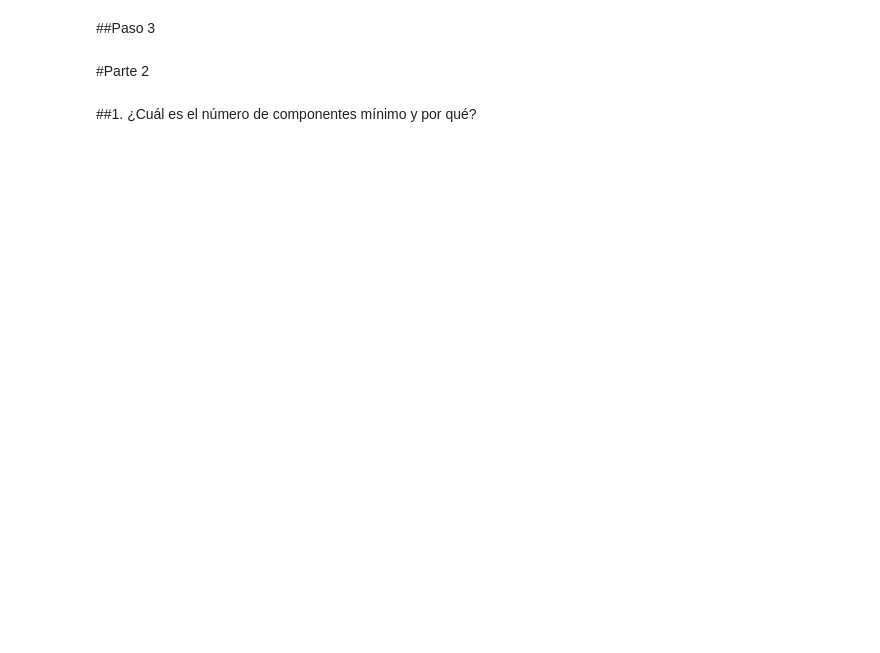
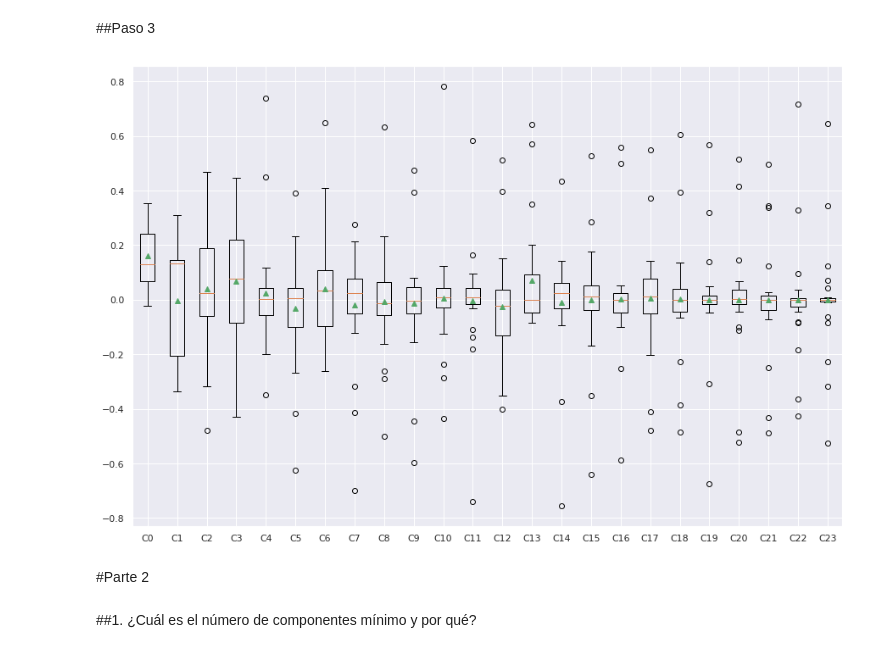
Before and after one commit to PosgradoMNA/actividades-del-projecto-Equipo91, a Jupyter notebook: Actividad_4.ipynb, the cells around one changed output. Cells and saved outputs as stored; diff of their text form; code cells hidden in the pictures; blank space fills up the shorter version.

```diff
--- a/Actividad_4.ipynb
+++ b/Actividad_4.ipynb
@@ -187,2 +484,35 @@ Varianza Edad   : 0.0 %
 # %% [markdown]
 ##Paso 2
+# %%
+dfCreditos = pd.read_csv(creditos)
+dfCreditos.dropna(axis = 0, inplace=True) #Procedemos a hacer una prelimpieza de los datos fltantes ya que el metodo utilizaod es sencible
+dfCreditosNro = dfCreditos.iloc[:,1:]
+
+dfCreditosNro.corr() #Creamos una matriz de correlacion nuevamente para validar los valores que esten mas relacionados
+
+var_normal_credit = StandardScaler()
+normalizado_credit = var_normal_credit.fit_transform(dfCreditosNro)
+
+dfCreditosNroEscalado=pd.DataFrame(normalizado_credit, columns=dfCreditosNro.columns)
+
+AtributosPCA = ["X5", "X12", "X13", "X16", "X17"]  #Deacuerdo al analisis previo que hicimos en el paso numero uno podemos saber que las variables de X12 a X17 tienen una fuerte correlación.
+
+#Aplicaremos nuevamente las tecnicas de procesamiento PCA sobre los atributos X5, X12, X13, X16 y X17
+
+#Guardamos en la siguiente variable lo obteniedo nuevamente en el analisis PCA
+MiResumen = {"Varianzas": dfCreditosNroEscalado[AtributosPCA].var()[0:5], "Rango Minimo": dfCreditosNroEscalado[AtributosPCA].min()[0:5], "Rango Máximo": dfCreditosNroEscalado[AtributosPCA].max()[0:5]}
+
+pd.DataFrame(MiResumen, index = AtributosPCA).transpose()
+
+Componentes = PCA()
+ComponentesResult = Componentes.fit_transform(dfCreditosNroEscalado)
+#Se obtiene la varianza acumulada por cada componenete obtenido
+ComponentesExplicadosDF = pd.DataFrame({'% Varianza del componente': np.round(Componentes.explained_variance_ratio_,4) * 100, '% Varianza acumulada': np.cumsum(Componentes.explained_variance_ratio_) * 100
+})
+
+dfCreditosNroEscaladoResult = pd.DataFrame(ComponentesResult)
+# %%
+#Buscamos los atributos que mas contribuyen con los componentes seleciconados a raiz del analicis PCA (del 0 al 12)
+
+dfComponentesCredito = pd.DataFrame(Componentes.components_.round(4), columns = dfCreditosNroEscaladoResult.columns, index = dfCreditosNroEscalado.columns)
+dfComponentesCredito.iloc[:,:13]
@@ -189,5 +559,15 @@ Varianza Edad   : 0.0 %
 # %% [markdown]
 ##Paso 3
+# %%
+#Creamos una lista con los nombres de los 23 componentes para enviarlo a graficar junto con el dataframe
+#Con este Boxplot podemos decir que nuestros componentes cubren el 90% de la varianza.
+nombres=list()
+nombres=[f'C{i}' for i in range(len(dfCreditosNroEscalado.columns))]
+
+plt.boxplot(dfComponentesCredito, labels=nombres, showmeans=True)
+plt.show()
+# %% [output]
+[figure, added]
 # %% [markdown]
 #Parte 2
 # %% [markdown]
```
Also changed, not shown: parts of 33 cells of this notebook.
